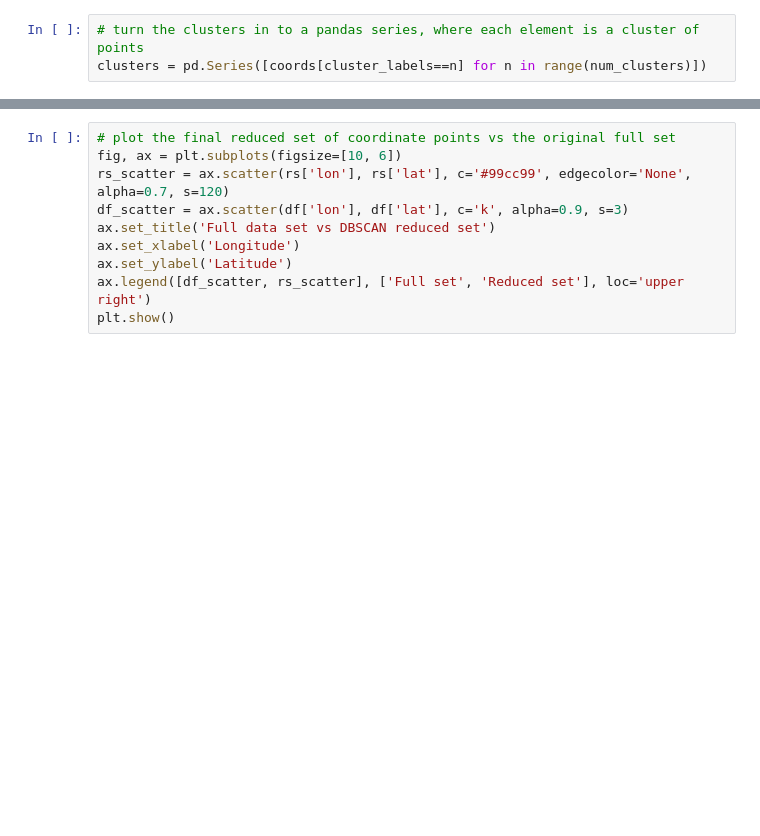
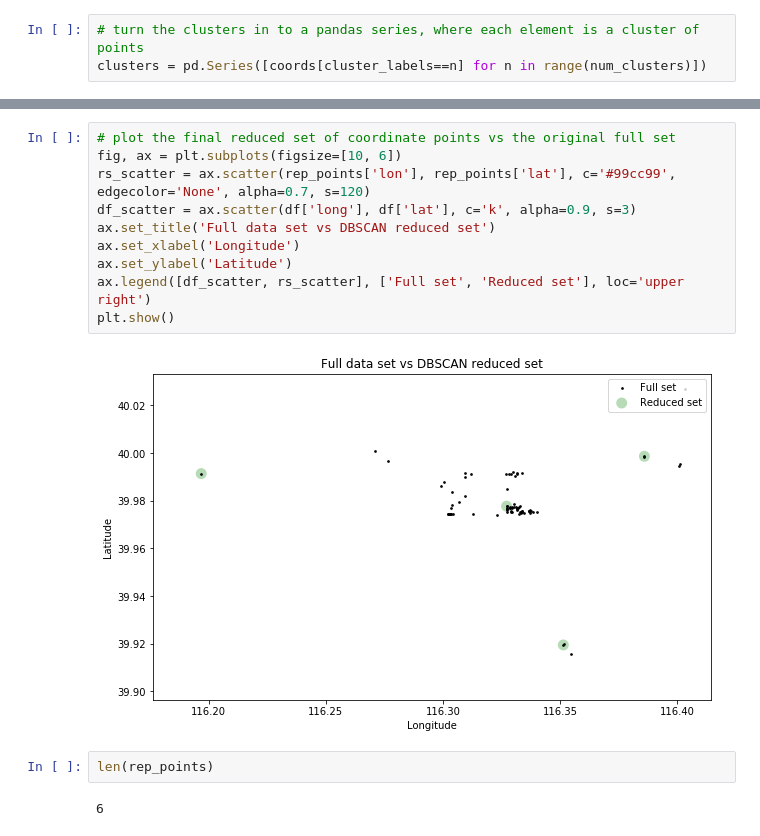
Before and after one commit to asif-nuaa/hello-world, a Jupyter notebook: GeoLife Clustering - DBSCAN.ipynb, the cells around one changed output, grey strips where cells are left out. Cells and saved outputs as stored; diff of their text form; blank space fills up the shorter version.

```diff
--- a/GeoLife Clustering - DBSCAN.ipynb
+++ b/GeoLife Clustering - DBSCAN.ipynb
@@ -76,10 +86,16 @@ KeyError: ('long', 'occurred at index 0')
 # %%
 # plot the final reduced set of coordinate points vs the original full set
 fig, ax = plt.subplots(figsize=[10, 6])
-rs_scatter = ax.scatter(rs['lon'], rs['lat'], c='#99cc99', edgecolor='None', alpha=0.7, s=120)
-df_scatter = ax.scatter(df['lon'], df['lat'], c='k', alpha=0.9, s=3)
+rs_scatter = ax.scatter(rep_points['lon'], rep_points['lat'], c='#99cc99', edgecolor='None', alpha=0.7, s=120)
+df_scatter = ax.scatter(df['long'], df['lat'], c='k', alpha=0.9, s=3)
 ax.set_title('Full data set vs DBSCAN reduced set')
 ax.set_xlabel('Longitude')
 ax.set_ylabel('Latitude')
 ax.legend([df_scatter, rs_scatter], ['Full set', 'Reduced set'], loc='upper right')
 plt.show()
+# %% [output]
+[figure, added]
+# %%
+len(rep_points)
+# %% [output]
+6
```
Also changed, not shown: parts of 6 cells of this notebook, 5 other files.
